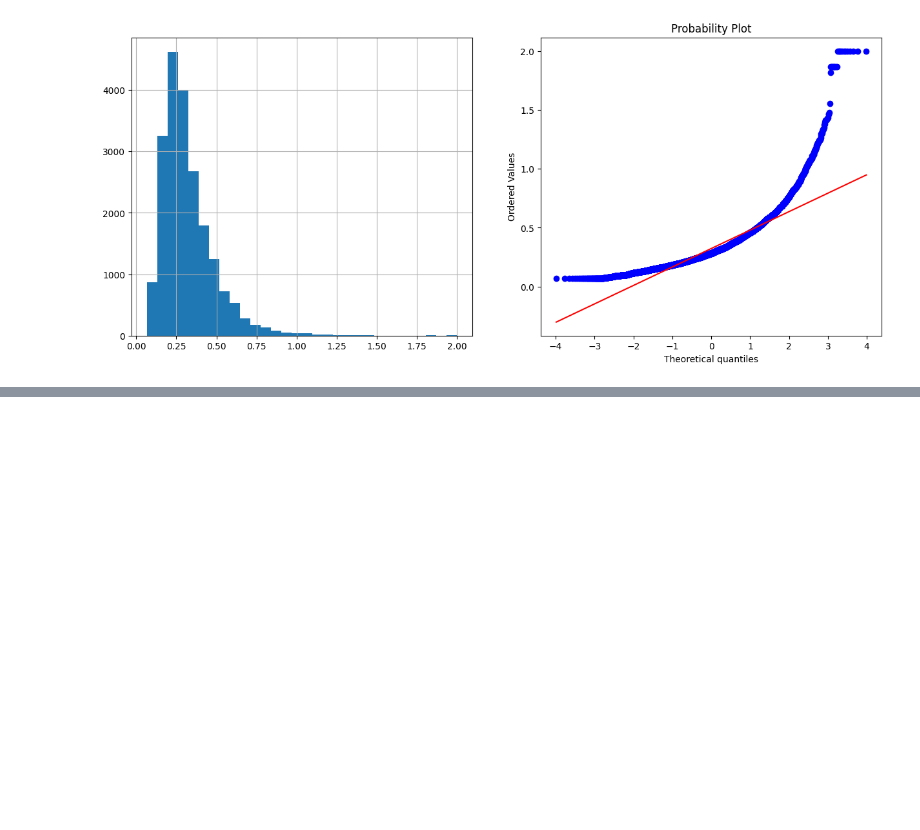
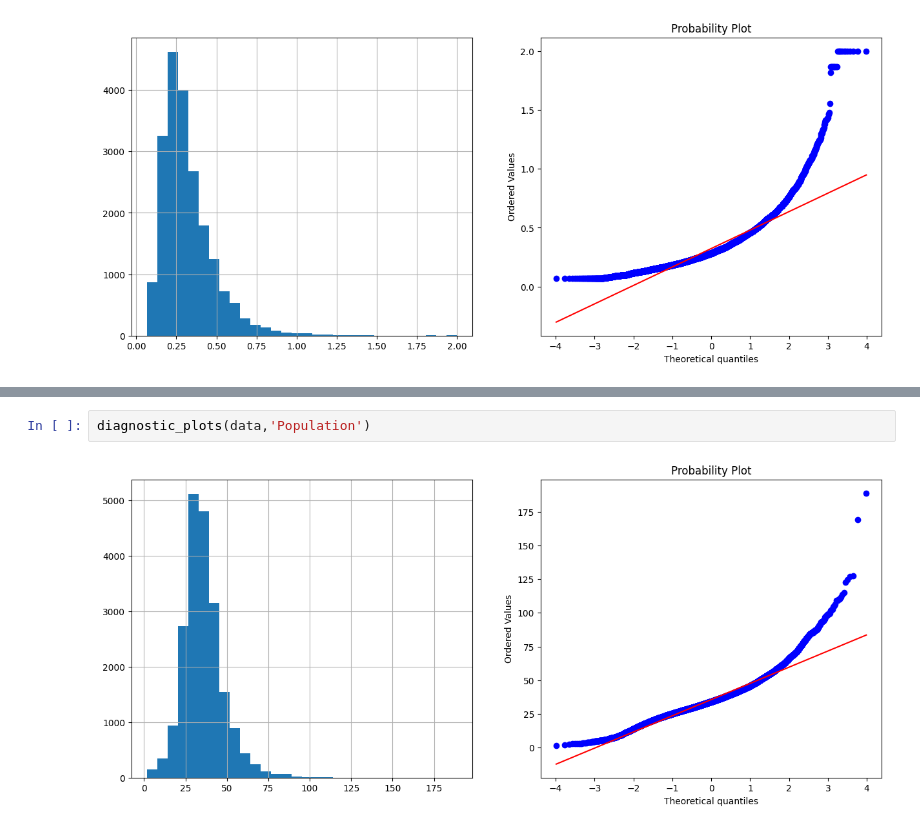
Before and after one commit to Chirag314/Feature-Engineering, a Jupyter notebook: Feature_Engineering_practise.ipynb, the cells around one changed output, grey strips where cells are left out. Drawn from its saved outputs; the diff is of its cells as text; blank space fills up the shorter version.

```diff
--- a/Feature_Engineering_practise.ipynb
+++ b/Feature_Engineering_practise.ipynb
@@ -1193,0 +1233,4 @@ diagnostic_plots(data_c,'MedInc')
+# %%
+diagnostic_plots(data,'Population')
+# %% [output]
+[figure, added]
```
Also changed, not shown: parts of 21 cells of this notebook.
